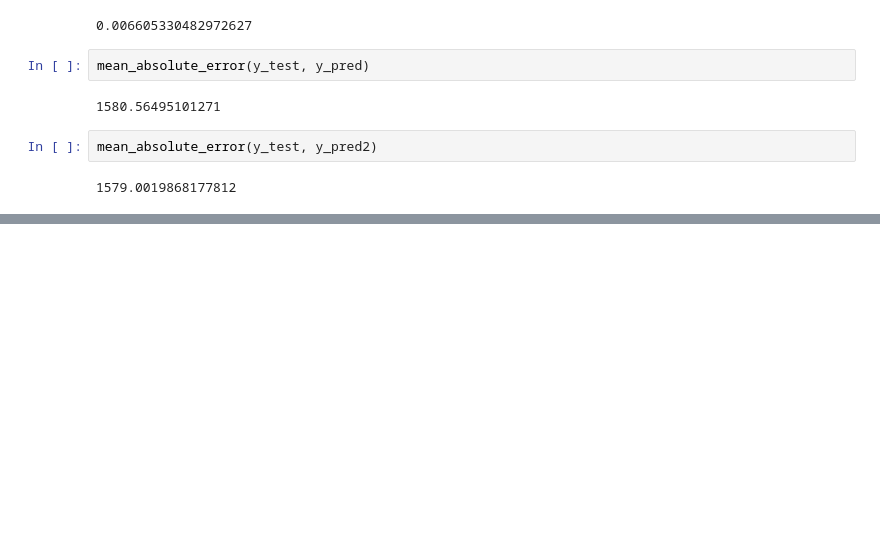
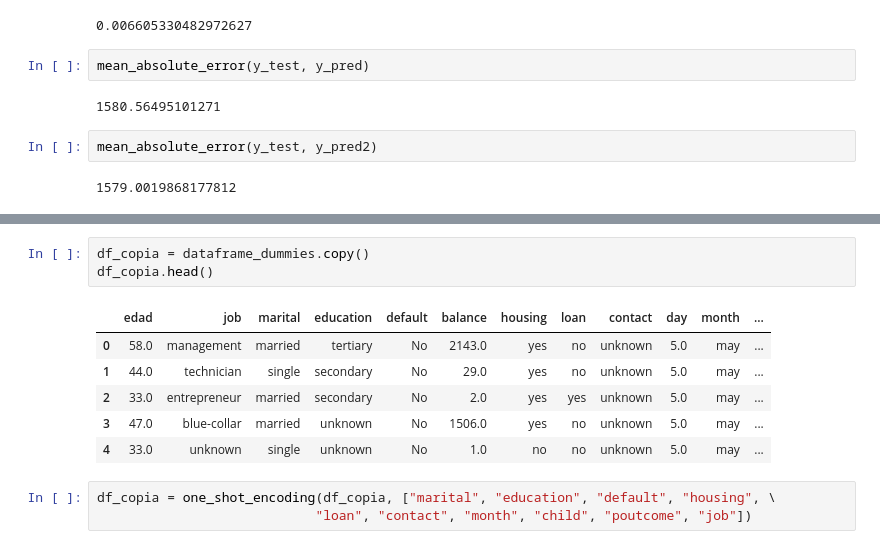
Before and after one commit to andreayully/DataScientExercises, a Jupyter notebook: RL_train_and_test.ipynb, the cells around one changed output, grey strips where cells are left out. Drawn from its saved outputs; the diff is of its cells as text; blank space fills up the shorter version.

```diff
--- a/RL_train_and_test.ipynb
+++ b/RL_train_and_test.ipynb
@@ -161,0 +338,13 @@ mean_absolute_error(y_test, y_pred2)
+# %%
+df_copia = dataframe_dummies.copy()
+df_copia.head()
+# %% [output]
+|  | edad | job | marital | education | default | balance | housing | loan | contact | day | month | ... |
+| 0 | 58.0 | management | married | tertiary | No | 2143.0 | yes | no | unknown | 5.0 | may | ... |
+| 1 | 44.0 | technician | single | secondary | No | 29.0 | yes | no | unknown | 5.0 | may | ... |
+| 2 | 33.0 | entrepreneur | married | secondary | No | 2.0 | yes | yes | unknown | 5.0 | may | ... |
+| 3 | 47.0 | blue-collar | married | unknown | No | 1506.0 | yes | no | unknown | 5.0 | may | ... |
+| 4 | 33.0 | unknown | single | unknown | No | 1.0 | no | no | unknown | 5.0 | may | ... |
+# %%
+df_copia = one_shot_encoding(df_copia, ["marital", "education", "default", "housing", \
+                            "loan", "contact", "month", "child", "poutcome", "job"])
```
Also changed, not shown: parts of 39 cells of this notebook.
